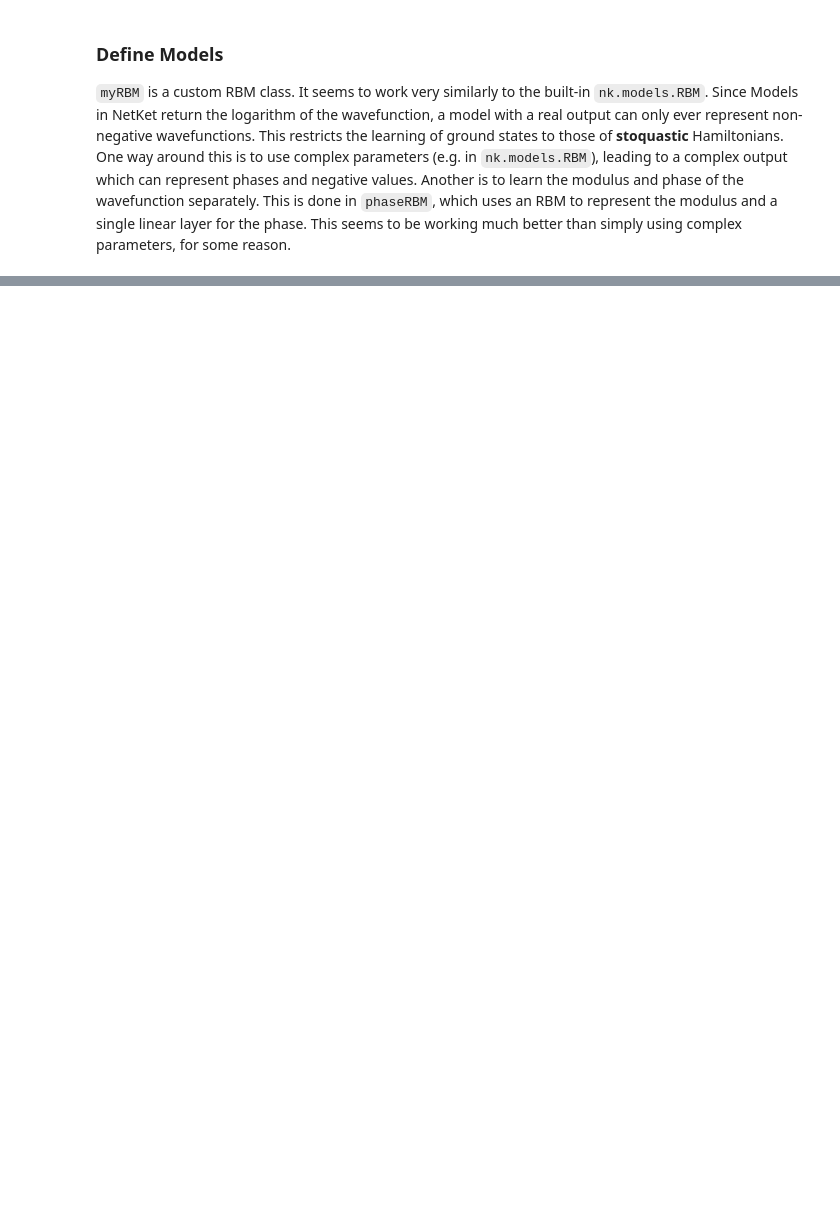
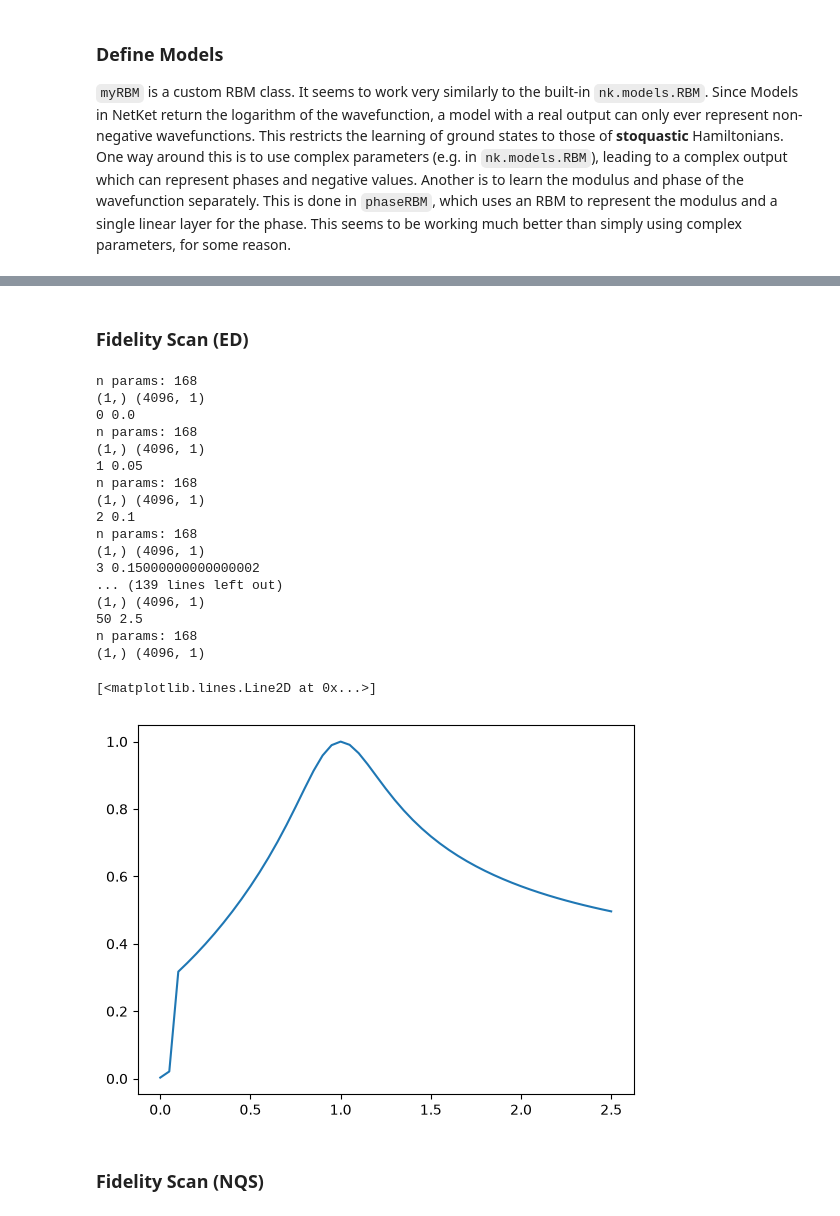
Before and after one commit to fpgasta/nqs-ising-research-project, a Jupyter notebook: src/main.ipynb, the cells around one changed output, grey strips where cells are left out. Saved outputs shown, nothing was run; the diff lists cells and outputs as text; code cells hidden in the pictures; blank space fills up the shorter version.

```diff
--- a/src/main.ipynb
+++ b/src/main.ipynb
@@ -172,0 +183,50 @@ relative error   : 0.5298841035749169
+# %% [markdown]
+### Fidelity Scan (ED)
+# %%
+N = 12
+model = myRBM(N=N, alpha=1, rngs=nnx.Rngs(2))
+
+lbda = 1
+J = 1
+h = lbda*J
+nqs_ising = NQS_ising(N, h, J, model, 'x', True)
+_, target_state = nqs_ising.solve_exactly(compute_eigenvectors=True)
+# print(target_state)
+# infidelity_operator = nk.observable.InfidelityOperator(target_state=)
+
+lbda_range = jnp.linspace(0, 2.5, 51)
+fidelities = []
+for i in range(len(lbda_range)):
+    lbda = lbda_range[i]
+    J = 1
+    h = lbda*J
+    print(i, lbda)
+
+    nqs_ising = NQS_ising(N, h, J, model, 'x', True)
+    _, ground_state = nqs_ising.solve_exactly(compute_eigenvectors=True)
+    # fidelities.append(1 - ground_state.expect(infidelity_operator).mean)
+    fidelities.append( (ground_state.T @ target_state)**2 )
+
+plt.plot(lbda_range, fidelities)
+# %% [output]
+n params: 168
+(1,) (4096, 1)
+0 0.0
+n params: 168
+(1,) (4096, 1)
+1 0.05
+n params: 168
+(1,) (4096, 1)
+2 0.1
+n params: 168
+(1,) (4096, 1)
+3 0.15000000000000002
+... (139 lines left out)
+(1,) (4096, 1)
+50 2.5
+n params: 168
+(1,) (4096, 1)
+[<matplotlib.lines.Line2D at 0x...>]
+[figure, added]
+# %% [markdown]
+### Fidelity Scan (NQS)
```
Also changed, not shown: parts of 6 cells of this notebook.
